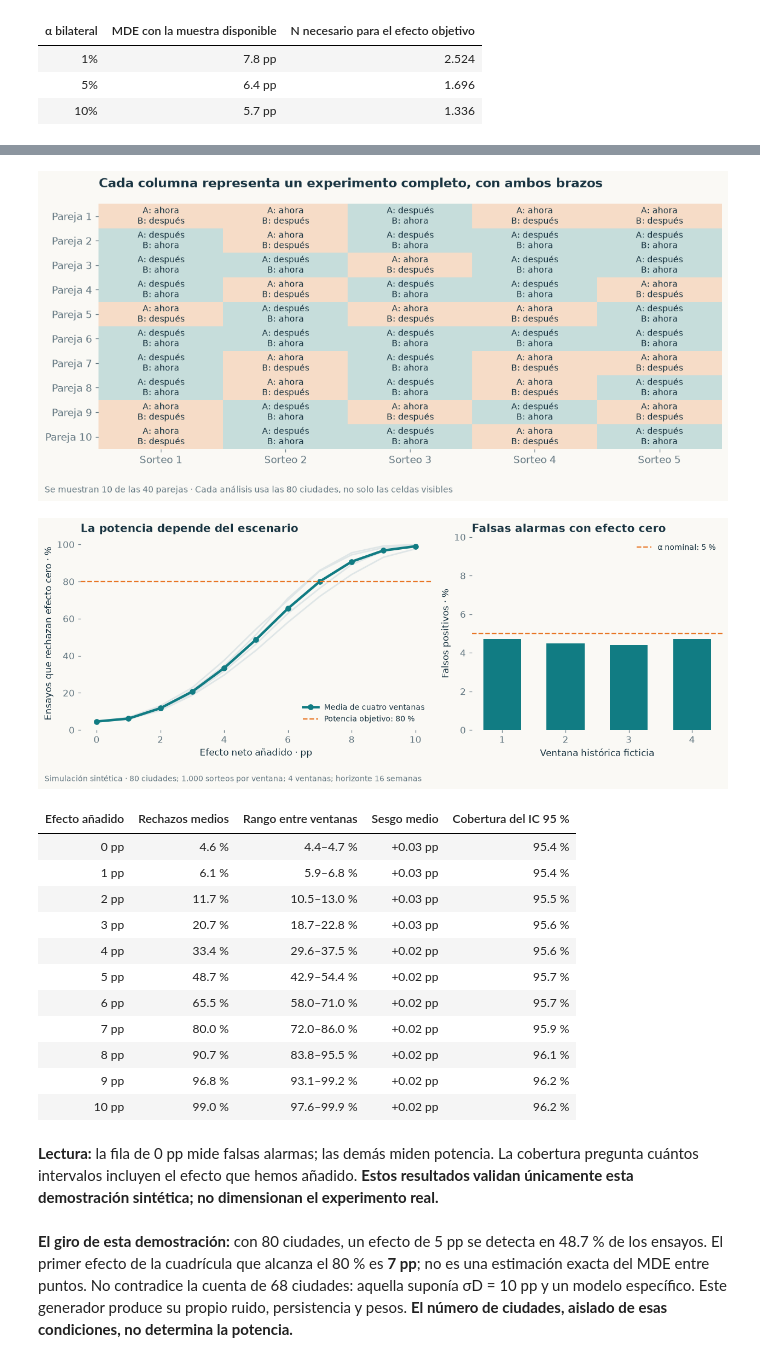
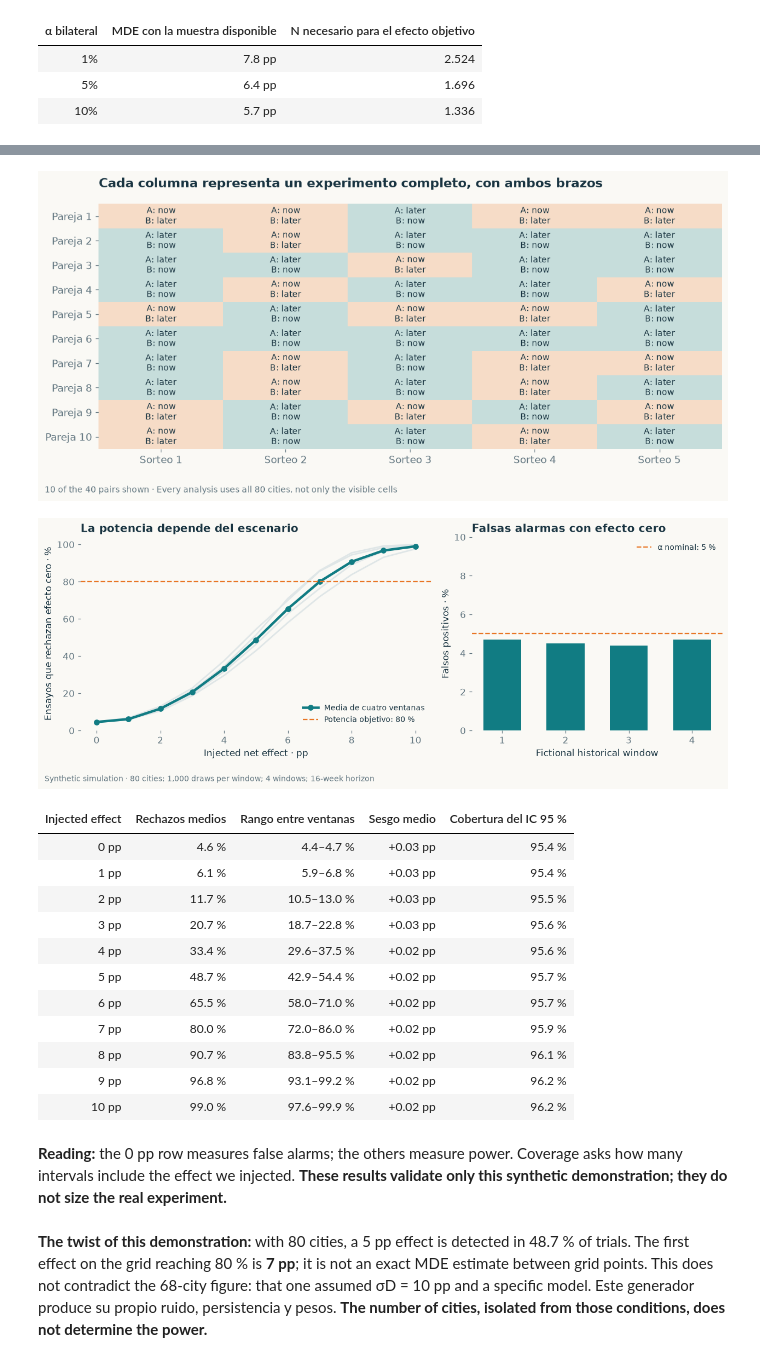
Before and after one commit to csotogd/cabify-ds-challenge, a Jupyter notebook: 01_photography_experiment.ipynb, the cells around one changed output, grey strips where cells are left out. Cells and saved outputs as stored; diff of their text form; code cells hidden in the pictures.

```diff
--- a/01_photography_experiment.ipynb
+++ b/01_photography_experiment.ipynb
@@ -73,7 +73,7 @@ def show_table(frame):
                                         ("border-bottom", "1px solid #DFE6E7")]},
     ]))
 
-def finish(fig, name, note="Ejemplo sintético · No son datos observados de Just Eat"):
+def finish(fig, name, note="Synthetic example · Not observed Just Eat data"):
     fig.text(0.015, 0.015, note, fontsize=9, color=MUTED)
     fig.tight_layout(rect=(0, 0.06, 1, 0.94))
     fig.savefig(FIGURES / f"{name}.png", bbox_inches="tight")
@@ -235,9 +235,9 @@ axes[0].legend(loc="upper left", fontsize=10)
 axes[0].grid(axis="y", color=GRID)
 axes[0].set_axisbelow(True)
 axes[1].bar([0, 1], [naive*100, adjusted*100], color=[RED, TEAL], width=.55)
-axes[1].set(xticks=[0, 1], xticklabels=["Mezcla\nsin ajustar", "Comparación\npor tipo de comida"],
+axes[1].set(xticks=[0, 1], xticklabels=["Mezcla\nsin ajustar", "Comparison\nby cuisine type"],
             ylim=(0, 21), ylabel="Diferencia estimada (puntos porcentuales)")
-axes[1].set_title("La mezcla cambia la conclusión", pad=12)
+axes[1].set_title("The mix changes the conclusion", pad=12)
 for i, v in enumerate([naive*100, adjusted*100]):
     axes[1].text(i, v+.5, f"{v:.0f} pp", ha="center", weight="bold")
 finish(fig, "03_composicion")
@@ -711,7 +711,7 @@ for label, k in segment_plan:
     multiplicity_rows.append({
         "Plan de conclusiones": label,
         "α por contraste (Bonferroni)": f"{corrected_alpha*100:.3f}%",
-        "Total necesario sin corrección": integer(k*per_segment_required),
+        "Total needed without correction": integer(k*per_segment_required),
         "Total necesario con Bonferroni": integer(k*required_corrected),
     })
 show_table(pd.DataFrame(multiplicity_rows))
@@ -2245,14 +2245,14 @@ for label,rho,floor,col in [('Semanas independientes',0,0,TEAL),
                            ('Persistencia semanal',.7,0,ORANGE),
                            ('Persistencia + shock duradero',.7,.025,INK)]:
  axes[0].plot(exp_h,[100*np.sqrt(exp_ar_mean_var(h,rho,.12)+floor**2) for h in exp_h],label=label,color=col,lw=2.5)
-axes[0].set(xlabel='Semanas',ylabel='Desviación del componente de ruido · pp')
-axes[0].set_title('Más semanas reducen ruido,\ncon rendimientos decrecientes',fontsize=13,pad=15)
+axes[0].set(xlabel='Semanas',ylabel='Standard deviation of the noise component · pp')
+axes[0].set_title('More weeks reduce noise,\nwith diminishing returns',fontsize=13,pad=15)
 axes[0].legend(fontsize=8.5)
 axes[1].axis('off')
-for x,txt,col in [(.02,'Sorteo\nsemana 0',INK),(.38,'Sesiones y\npublicación',ORANGE),(.76,'Cierre\nsemana H',TEAL)]:
+for x,txt,col in [(.02,'Sorteo\nsemana 0',INK),(.38,'Shoots and\npublication',ORANGE),(.76,'Cierre\nsemana H',TEAL)]:
  axes[1].text(x,.70,txt,fontsize=12,weight='bold',color=col,va='top')
 axes[1].annotate('',xy=(.95,.46),xytext=(.02,.46),arrowprops=dict(arrowstyle='->',color=INK,lw=2))
-axes[1].text(.05,.30,'Acceso ahora: solicitud y puesta en marcha\nAcceso después: espera hasta H\nAmbos: seguimiento desde el sorteo',fontsize=10.5,linespacing=1.6,va='top')
+axes[1].text(.05,.30,'Access now: request and rollout\nAccess later: waits until H\nBoth: followed from the draw',fontsize=10.5,linespacing=1.6,va='top')
 axes[1].set_title('El seguimiento comienza\ncon el sorteo',fontsize=13,pad=15)
-finish(fig,'19_duracion_y_persistencia',note='Modelo ilustrativo del ruido semanal · No calcula la duración óptima del servicio')
+finish(fig,'19_duracion_y_persistencia',note='Illustrative model of weekly noise · It does not compute the optimal service duration')
 # %% [output]
@@ -2330,5 +2330,5 @@ pendientes para el estudio real.
 # %%
-# Panel completamente sintético. Las semillas hacen reproducible la demostración.
+# Fully synthetic panel. The seeds make the demonstration reproducible.
 exp_rng=np.random.default_rng(EXP['seed'])
 exp_J=40; exp_G=2*exp_J; exp_T=104
 exp_base_pair=exp_rng.lognormal(np.log(40_000),.55,exp_J)
@@ -2345,7 +2345,7 @@ exp_panel=exp_city_scale[:,:,None]*(1+exp_pair_trend*exp_time[None,None,:]+exp_s
 assert np.all(exp_panel>0)
 
 def exp_city_contrasts(r0,base,signs,delta):
-    # signs = +1: A recibe acceso; -1: B recibe acceso. Una moneda por pareja.
+    # signs = +1: A gets access; -1: B gets access. One coin per pair.
     w=base/base.sum()
     z=np.stack([(signs+1)/2,(1-signs)/2],axis=-1)
     observed=r0[None,:,:]+delta*z
@@ -2381,54 +2381,54 @@ ax.imshow(exp_sign_example.T,aspect='auto',
           cmap=LinearSegmentedColormap.from_list('assignment',[TEAL,ORANGE]),vmin=-1,vmax=1,alpha=.22)
 for row in range(10):
  for col in range(5):
-  exp_txt='A: ahora\nB: después' if exp_sign_example[col,row]==1 else 'A: después\nB: ahora'
+  exp_txt='A: now\nB: later' if exp_sign_example[col,row]==1 else 'A: later\nB: now'
   ax.text(col,row,exp_txt,ha='center',va='center',fontsize=9)
 ax.set(xticks=range(5),xticklabels=[f'Sorteo {i}' for i in range(1,6)],
        yticks=range(10),yticklabels=[f'Pareja {i}' for i in range(1,11)])
 ax.set_title('Cada columna representa un experimento completo, con ambos brazos',pad=18)
-finish(fig,'20_simulacion_dos_brazos',note='Se muestran 10 de las 40 parejas · Cada análisis usa las 80 ciudades, no solo las celdas visibles')
+finish(fig,'20_simulacion_dos_brazos',note='10 of the 40 pairs shown · Every analysis uses all 80 cities, not only the visible cells')
 
 fig,axes=plt.subplots(1,2,figsize=(11.6,4.8),gridspec_kw={'width_ratios':[1.4,1]})
 for exp_win,exp_sub in exp_sim.groupby('ventana'):
  axes[0].plot(100*exp_sub.delta,100*exp_sub.potencia,color=GRID,lw=1.8)
 axes[0].plot(100*exp_sim_summary.delta,100*exp_sim_summary.potencia,color=TEAL,lw=3,marker='o',label='Media de cuatro ventanas')
 axes[0].axhline(80,color=ORANGE,ls='--',label='Potencia objetivo: 80 %')
-axes[0].set(xlabel='Efecto neto añadido · pp',ylabel='Ensayos que rechazan efecto cero · %',ylim=(0,104))
+axes[0].set(xlabel='Injected net effect · pp',ylabel='Ensayos que rechazan efecto cero · %',ylim=(0,104))
 axes[0].set_title('La potencia depende del escenario',fontsize=13)
 axes[0].legend(fontsize=9,loc='lower right')
 exp_null=exp_sim[exp_sim.delta==0]
 axes[1].bar(range(4),100*exp_null.potencia,color=TEAL,width=.6)
 axes[1].axhline(5,color=ORANGE,ls='--',label='α nominal: 5 %')
-axes[1].set(xticks=range(4),xticklabels=['1','2','3','4'],xlabel='Ventana histórica ficticia',
+axes[1].set(xticks=range(4),xticklabels=['1','2','3','4'],xlabel='Fictional historical window',
             ylabel='Falsos positivos · %',ylim=(0,max(10,100*exp_null.potencia.max()+2)))
 axes[1].set_title('Falsas alarmas con efecto cero',fontsize=13)
 axes[1].legend(fontsize=9)
-finish(fig,'21_simulacion_potencia_y_calibracion',note='Simulación sintética · 80 ciudades; 1.000 sorteos por ventana; 4 ventanas; horizonte 16 semanas')
+finish(fig,'21_simulacion_potencia_y_calibracion',note='Synthetic simulation · 80 cities; 1,000 draws per window; 4 windows; 16-week horizon')
 
 exp_result_table=pd.DataFrame({
-    'Efecto añadido':[f'{100*d:.0f} pp' for d in exp_sim_summary.delta],
+    'Injected effect':[f'{100*d:.0f} pp' for d in exp_sim_summary.delta],
     'Rechazos medios':[f'{100*p:.1f} %' for p in exp_sim_summary.potencia],
     'Rango entre ventanas':[f'{100*a:.1f}–{100*b:.1f} %' for a,b in zip(exp_sim_summary.min_potencia,exp_sim_summary.max_potencia)],
     'Sesgo medio':[f'{100*b:+.2f} pp' for b in exp_sim_summary.sesgo],
     'Cobertura del IC 95 %':[f'{100*c:.1f} %' for c in exp_sim_summary.cobertura]})
 show_table(exp_result_table)
-display(Markdown('**Lectura:** la fila de 0 pp mide falsas alarmas; las demás miden potencia. '
-                 'La cobertura pregunta cuántos intervalos incluyen el efecto que hemos añadido. '
-                 '**Estos resultados validan únicamente esta demostración sintética; no dimensionan el experimento real.**'))
+display(Markdown('**Reading:** the 0 pp row measures false alarms; the others measure power. '
+                 'Coverage asks how many intervals include the effect we injected. '
+                 '**These results validate only this synthetic demonstration; they do not size the real experiment.**'))
 exp_at5=exp_sim_summary.loc[np.isclose(exp_sim_summary.delta,.05),'potencia'].iloc[0]
 exp_reached=exp_sim_summary[exp_sim_summary.potencia>=EXP['power']]
 exp_first_text=(f'{100*exp_reached.delta.iloc[0]:.0f} pp' if len(exp_reached) else 'ninguno de los ensayados')
 display(Markdown(
-    f'**El giro de esta demostración:** con 80 ciudades, un efecto de 5 pp se detecta en '
-    f'{100*exp_at5:.1f} % de los ensayos. El primer efecto de la cuadrícula que alcanza el 80 % '
-    f'es **{exp_first_text}**; no es una estimación exacta del MDE entre puntos. '
-    'No contradice la cuenta de 68 ciudades: aquella suponía σD = 10 pp y un modelo específico. '
+    f'**The twist of this demonstration:** with 80 cities, a 5 pp effect is detected in '
+    f'{100*exp_at5:.1f} % of trials. The first effect on the grid reaching 80 % '
+    f'is **{exp_first_text}**; it is not an exact MDE estimate between grid points. '
+    'This does not contradict the 68-city figure: that one assumed σD = 10 pp and a specific model. '
     'Este generador produce su propio ruido, persistencia y pesos. '
-    '**El número de ciudades, aislado de esas condiciones, no determina la potencia.**'))
+    '**The number of cities, isolated from those conditions, does not determine the power.**'))
 # %% [output]
-[figure, old version]
+[figure, new version]
-[figure, old version]
+[figure, new version]
-| Efecto añadido | Rechazos medios | Rango entre ventanas | Sesgo medio | Cobertura del IC 95 % |
+| Injected effect | Rechazos medios | Rango entre ventanas | Sesgo medio | Cobertura del IC 95 % |
 | 0 pp | 4.6 % | 4.4–4.7 % | +0.03 pp | 95.4 % |
 | 1 pp | 6.1 % | 5.9–6.8 % | +0.03 pp | 95.4 % |
 | 2 pp | 11.7 % | 10.5–13.0 % | +0.03 pp | 95.5 % |
@@ -2440,6 +2440,6 @@ display(Markdown(
 | 8 pp | 90.7 % | 83.8–95.5 % | +0.02 pp | 96.1 % |
 | 9 pp | 96.8 % | 93.1–99.2 % | +0.02 pp | 96.2 % |
 | 10 pp | 99.0 % | 97.6–99.9 % | +0.02 pp | 96.2 % |
-**Lectura:** la fila de 0 pp mide falsas alarmas; las demás miden potencia. La cobertura pregunta cuántos intervalos incluyen el efecto que hemos añadido. **Estos resultados validan únicamente esta demostración sintética; no dimensionan el experimento real.**
+**Reading:** the 0 pp row measures false alarms; the others measure power. Coverage asks how many intervals include the effect we injected. **These results validate only this synthetic demonstration; they do not size the real experiment.**
-**El giro de esta demostración:** con 80 ciudades, un efecto de 5 pp se detecta en 48.7 % de los ensayos. El primer efecto de la cuadrícula que alcanza el 80 % es **7 pp**; no es una estimación exacta del MDE entre puntos. No contradice la cuenta de 68 ciudades: aquella suponía σD = 10 pp y un modelo específico. Este generador produce su propio ruido, persistencia y pesos. **El número de ciudades, aislado de esas condiciones, no determina la potencia.**
+**The twist of this demonstration:** with 80 cities, a 5 pp effect is detected in 48.7 % of trials. The first effect on the grid reaching 80 % is **7 pp**; it is not an exact MDE estimate between grid points. This does not contradict the 68-city figure: that one assumed σD = 10 pp and a specific model. Este generador produce su propio ruido, persistencia y pesos. **The number of cities, isolated from those conditions, does not determine the power.**
 # %% [markdown]
```
Also changed, not shown: parts of 70 cells of this notebook, 50 other files.
